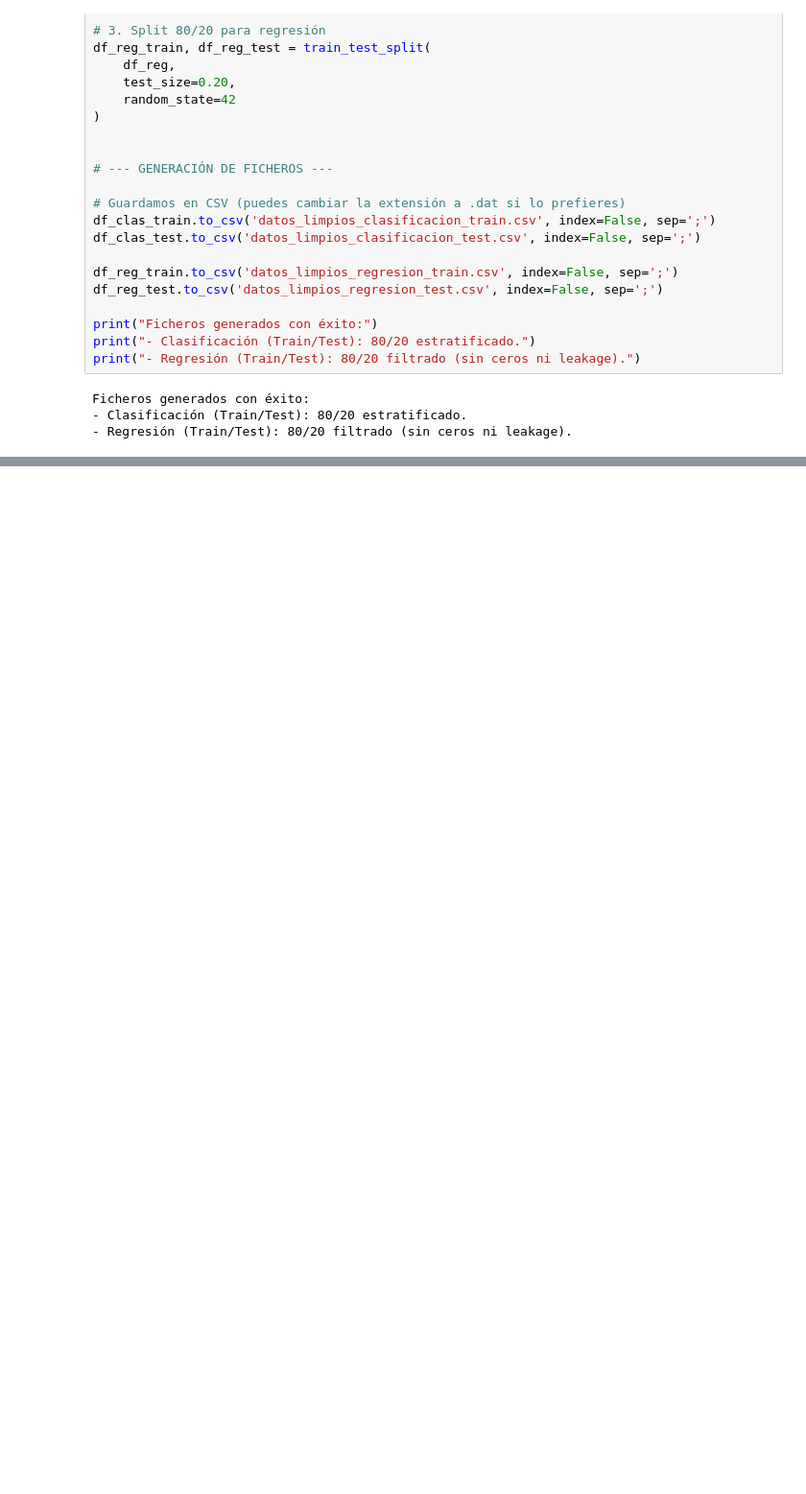
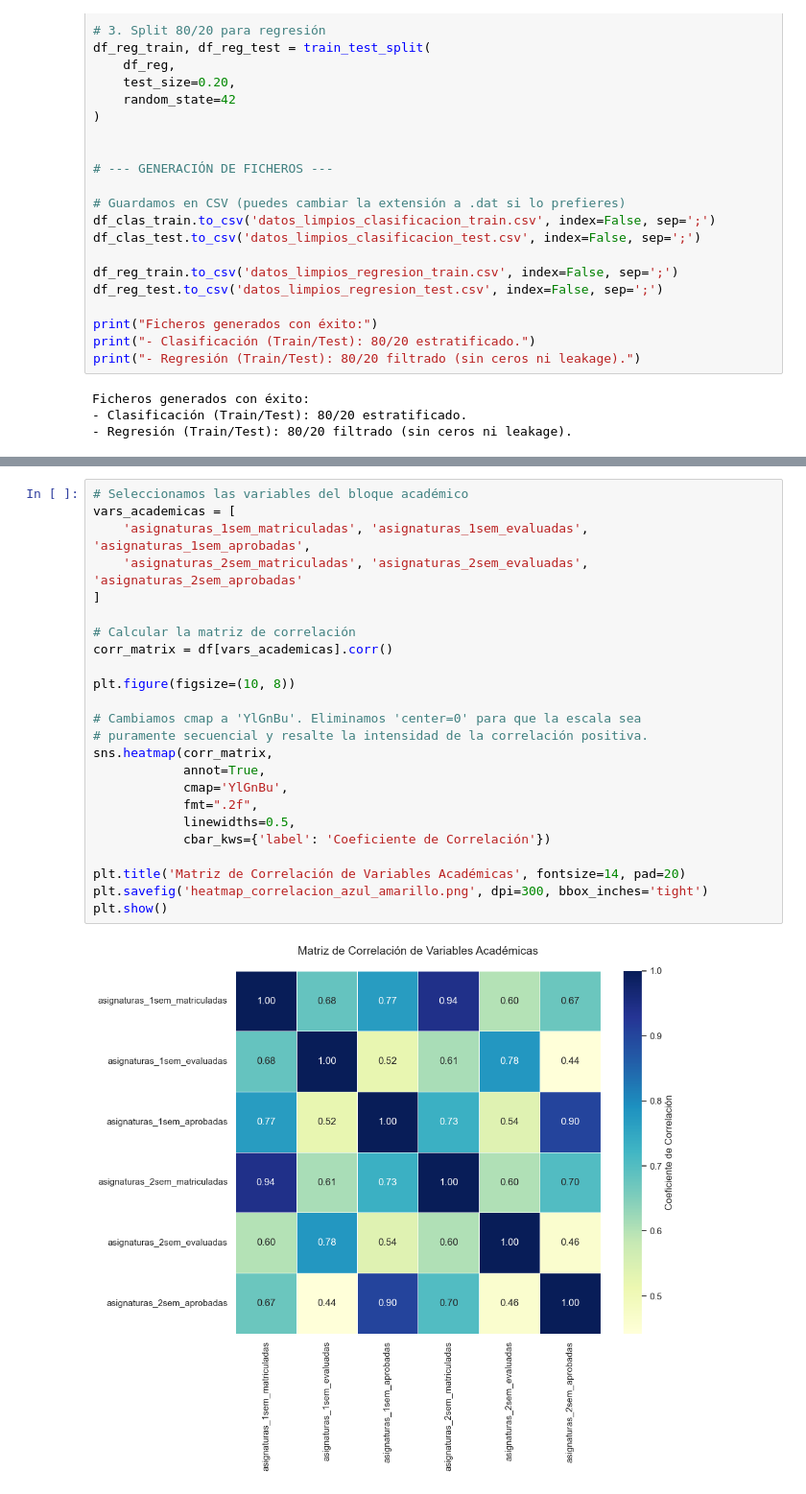
Before and after one commit to javmartineez/EduPredict, a Jupyter notebook: explorar_data.ipynb, the cells around one changed output, grey strips where cells are left out. Shown at 96% size. Saved outputs shown, nothing was run; the diff lists cells and outputs as text; blank space fills up the shorter version.

```diff
--- a/explorar_data.ipynb
+++ b/explorar_data.ipynb
@@ -346,0 +381,26 @@ Ficheros generados con éxito:
+# %%
+# Seleccionamos las variables del bloque académico
+vars_academicas = [
+    'asignaturas_1sem_matriculadas', 'asignaturas_1sem_evaluadas', 'asignaturas_1sem_aprobadas',
+    'asignaturas_2sem_matriculadas', 'asignaturas_2sem_evaluadas', 'asignaturas_2sem_aprobadas'
+]
+
+# Calcular la matriz de correlación
+corr_matrix = df[vars_academicas].corr()
+
+plt.figure(figsize=(10, 8))
+
+# Cambiamos cmap a 'YlGnBu'. Eliminamos 'center=0' para que la escala sea
+# puramente secuencial y resalte la intensidad de la correlación positiva.
+sns.heatmap(corr_matrix,
+            annot=True,
+            cmap='YlGnBu',
+            fmt=".2f",
+            linewidths=0.5,
+            cbar_kws={'label': 'Coeficiente de Correlación'})
+
+plt.title('Matriz de Correlación de Variables Académicas', fontsize=14, pad=20)
+plt.savefig('heatmap_correlacion_azul_amarillo.png', dpi=300, bbox_inches='tight')
+plt.show()
+# %% [output]
+[figure, added]
```
Also changed, not shown: parts of 2 cells of this notebook, 1 other file.
